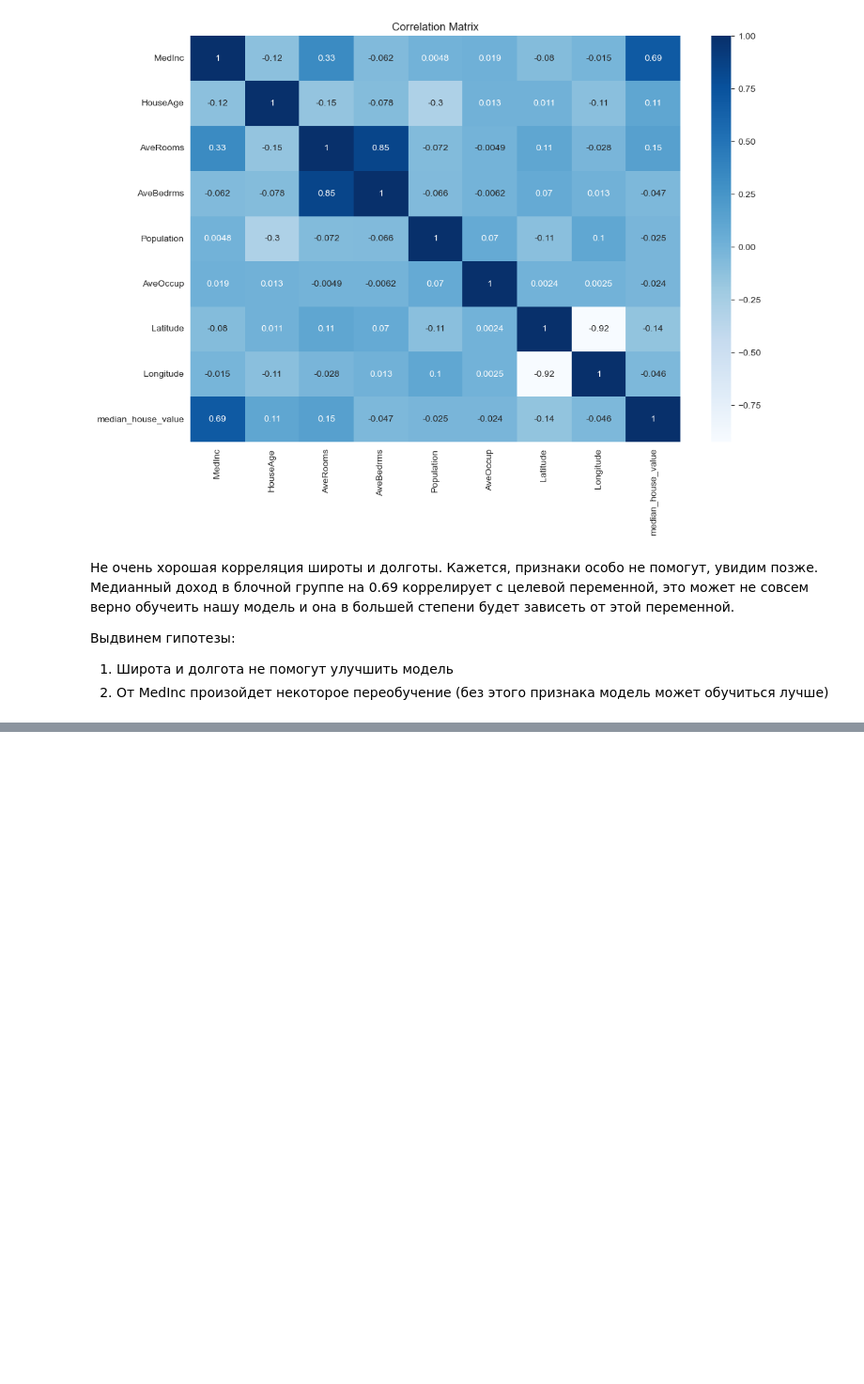
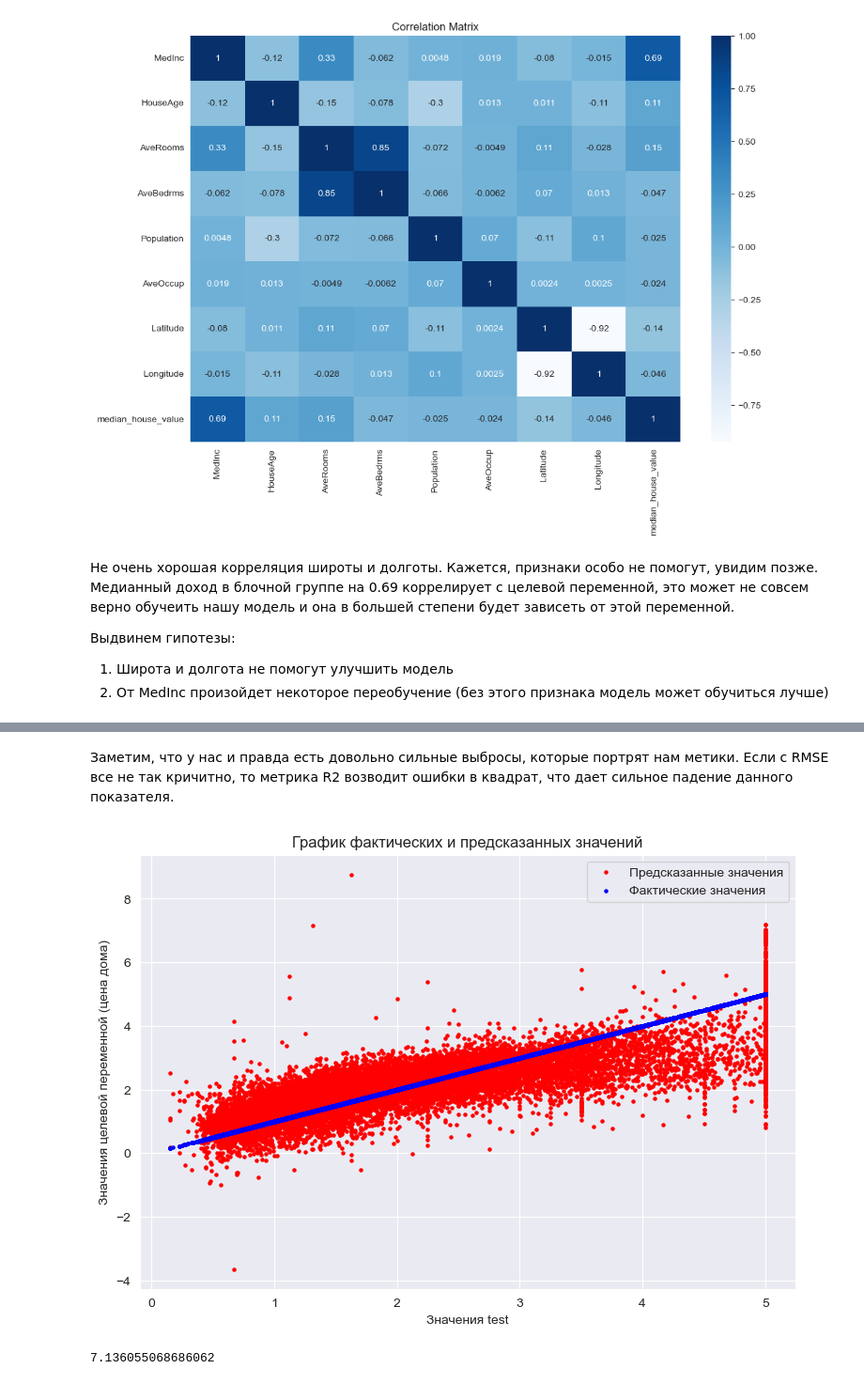
Before and after one commit to idknoo/ml, a Jupyter notebook: works/California housing/california_housing.ipynb, the cells around one changed output, grey strips where cells are left out. Shown at 94% size. Saved outputs shown, nothing was run; the diff lists cells and outputs as text; code cells hidden in the pictures; blank space fills up the shorter version.

```diff
--- a/works/California housing/california_housing.ipynb
+++ b/works/California housing/california_housing.ipynb
@@ -167,0 +248,17 @@ plt.show()
+# %% [markdown]
+Заметим, что у нас и правда есть довольно сильные выбросы, которые портрят нам метики. Если с RMSE все не так кричитно, то метрика R2 возводит ошибки в квадрат, что дает сильное падение данного показателя.
+# %%
+plt.figure(figsize=(9, 6))
+plt.scatter(y_train, y_train_pred, c='red', label='Предсказанные значения', s=5)
+plt.scatter(y_train, y_train, c='blue', marker='o', label='Фактические значения', s=5)
+plt.xlabel('Значения test')
+plt.ylabel('Значения целевой переменной (цена дома)')
+plt.title('График фактических и предсказанных значений')
+plt.legend()
+plt.show()
+# %% [output]
+[figure, added]
+# %%
+y_test_pred.max()
+# %% [output]
+7.136055068686062
```
Also changed, not shown: parts of 75 cells of this notebook, 1 other file.
